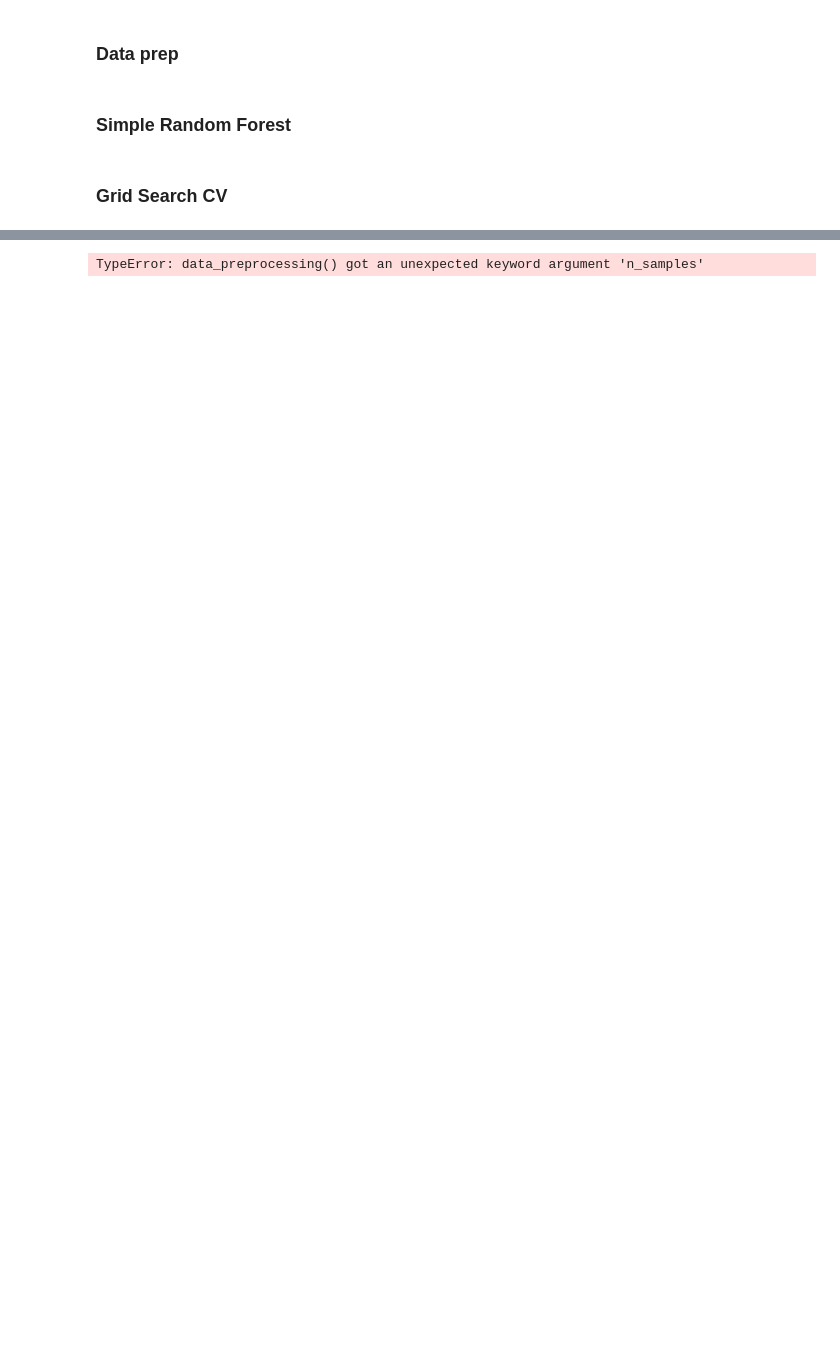
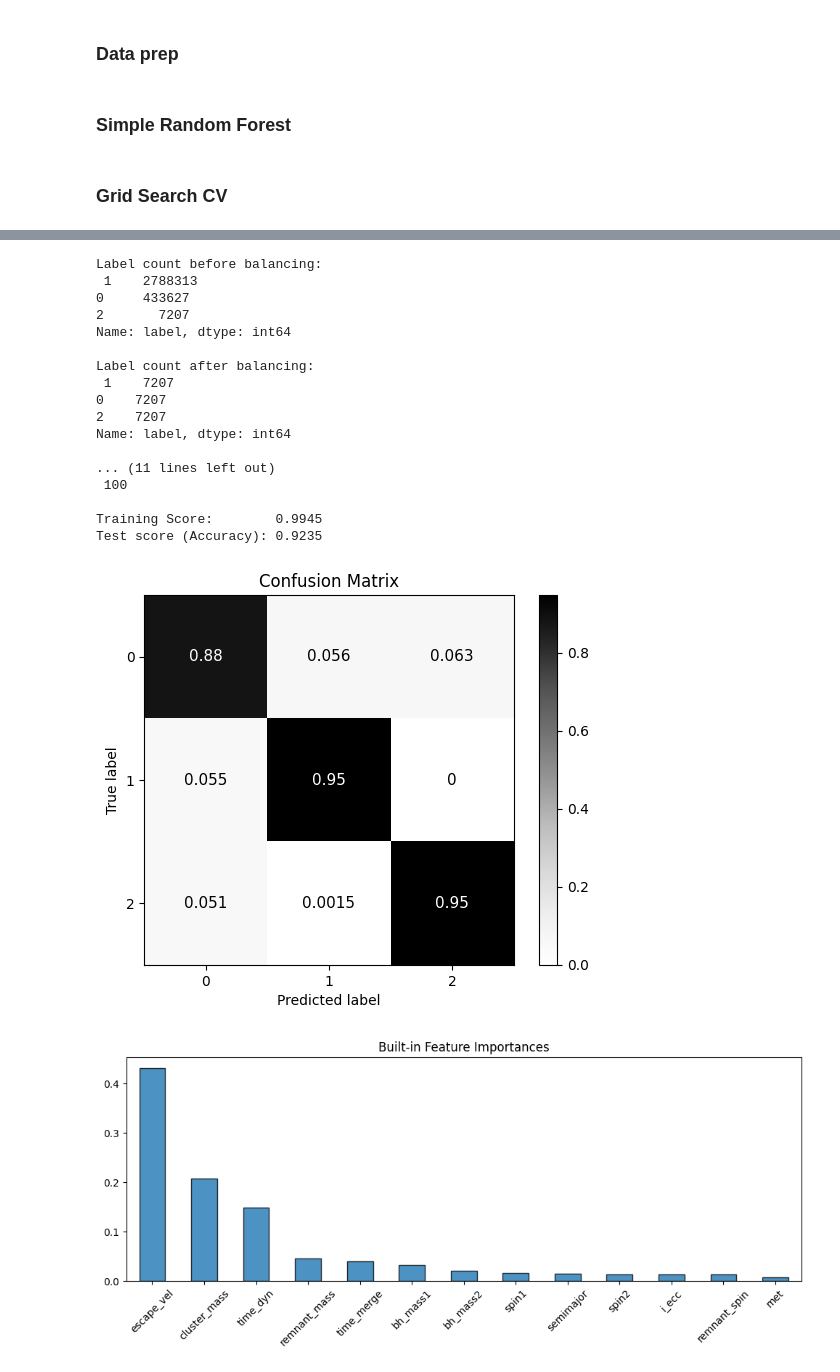
Before and after one commit to EugeniaBoccanera/hm_bbh, a Jupyter notebook: project_v1.ipynb, the cells around one changed output, grey strips where cells are left out. Cells and saved outputs as stored; diff of their text form; code cells hidden in the pictures; blank space fills up the shorter version.

```diff
--- a/project_v1.ipynb
+++ b/project_v1.ipynb
@@ -554,18 +559,36 @@ Test score (Accuracy): 0.895
 # %%
 %%time
 
 # Define the parameter grid
 param_grid = {
     'n_estimators': [50, 100, 300, 500, 800],
     'max_depth': [5, 15, 25, 50],
     'min_samples_split': [5, 10, 15, 20, 30, 40 , 50, 60, 70, 80]
 }
 
-X, y, X_train, y_train, X_test, y_test = data_preprocessing(df, n_samples=10000, label='label', random_state=42, test_size=0.2)
+X, y, X_train, y_train, X_test, y_test = data_preprocessing(df, n_sample=10000, label='label', random_state=42, test_size=0.2)
 
 
 RF_best, y_pred, grid_search = gridsearch_RF(param_grid=param_grid, cv=3, X_train=X_train, y_train=y_train, X_test=X_test, n_jobs=25)
 
 model_evaluation(RF_best, X, y, X_train, y_train, X_test, y_test, y_pred)
 # %% [output]
-TypeError: data_preprocessing() got an unexpected keyword argument 'n_samples'
+Label count before balancing:
+ 1    2788313
+0     433627
+2       7207
+Name: label, dtype: int64
+
+Label count after balancing:
+ 1    7207
+0    7207
+2    7207
+Name: label, dtype: int64
+
+... (11 lines left out)
+ 100
+
+Training Score:        0.9945
+Test score (Accuracy): 0.9235
+[figure, added]
+[figure, added]
```
Also changed, not shown: parts of 8 cells of this notebook.
